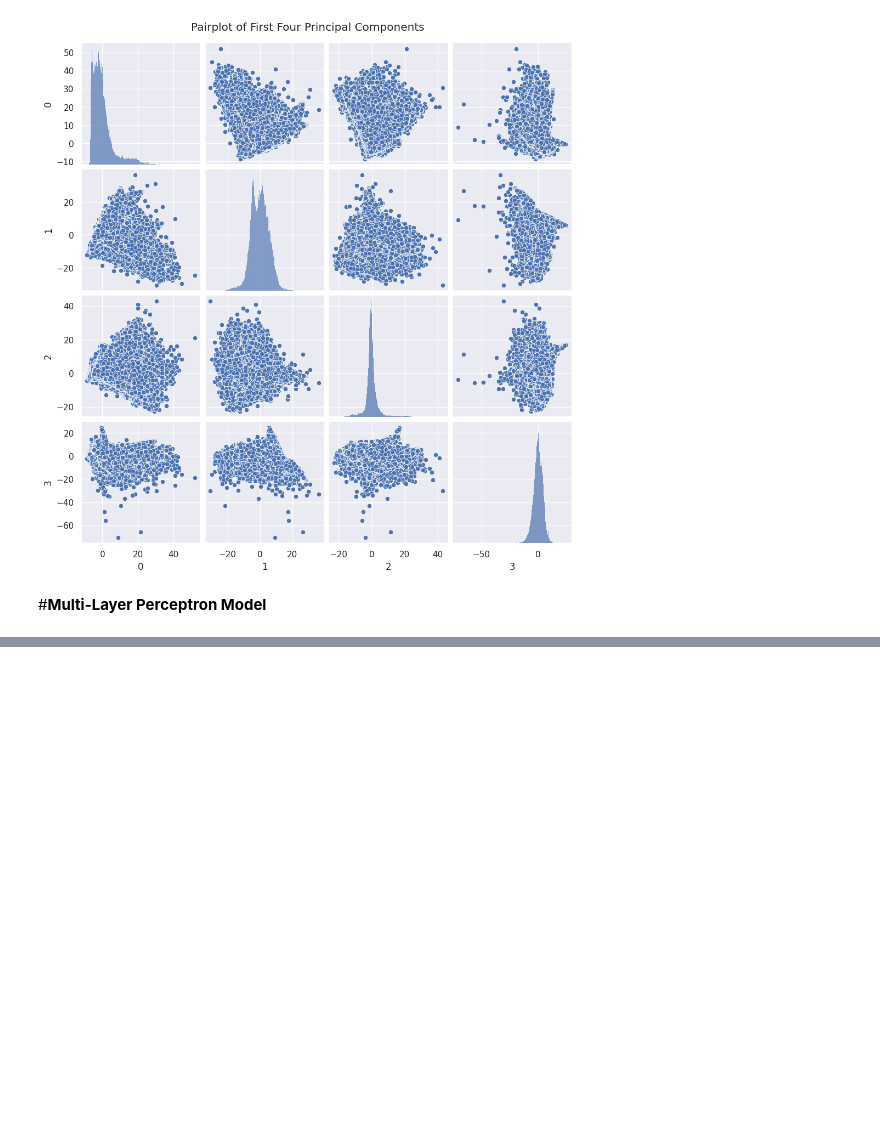
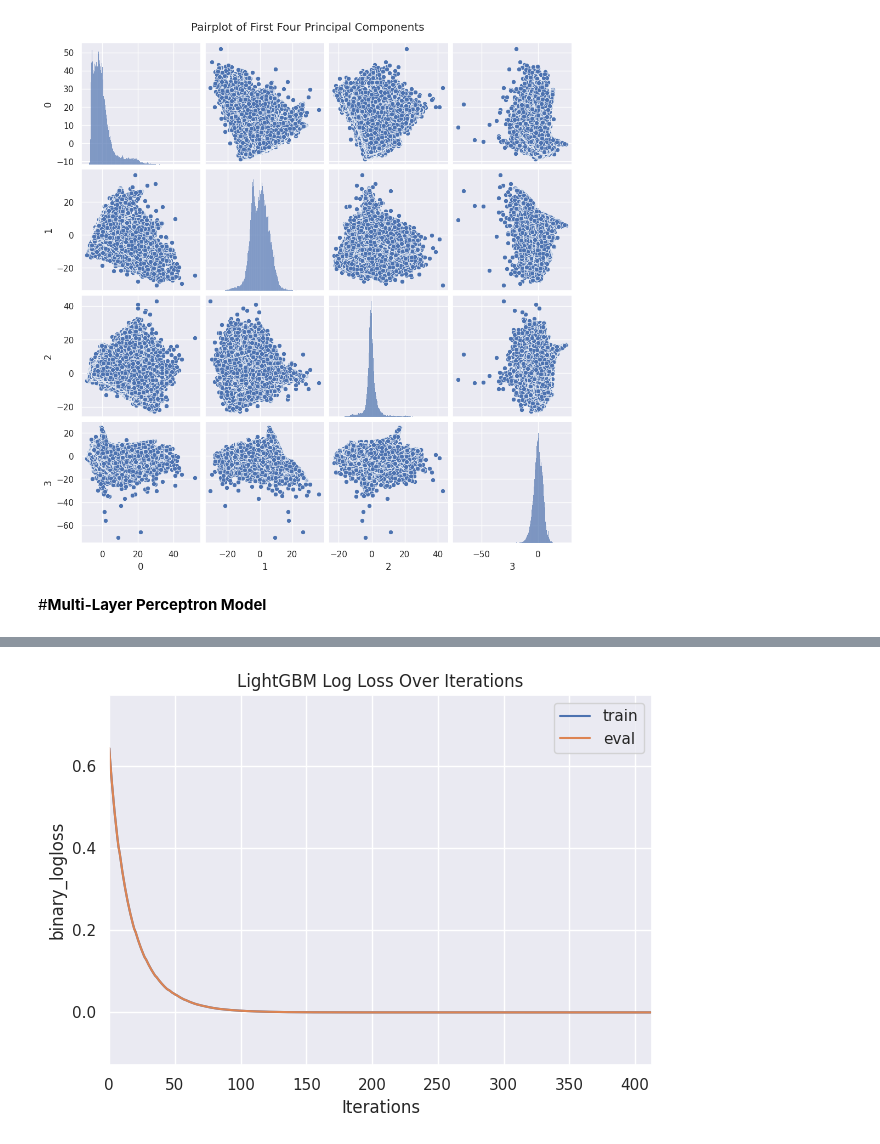
Before and after one commit to Saumi18/Credit-Risk-Modeling, a Jupyter notebook: Credit_Score_Behaviour.ipynb, the cells around one changed output, grey strips where cells are left out. Cells and saved outputs as stored; diff of their text form; code cells hidden in the pictures; blank space fills up the shorter version.

```diff
--- a/Credit_Score_Behaviour.ipynb
+++ b/Credit_Score_Behaviour.ipynb
@@ -332,0 +477,10 @@ identity    0.9998     0.9996     1.0    0.9998
+# %%
+# Plot Log Loss & Learning Curve
+
+lgb.plot_metric(eval_results, metric='binary_logloss')
+plt.title("LightGBM Log Loss Over Iterations")
+plt.grid(True)
+plt.tight_layout()
+plt.show()
+# %% [output]
+[figure, added]
```
Also changed, not shown: parts of 7 cells of this notebook.
